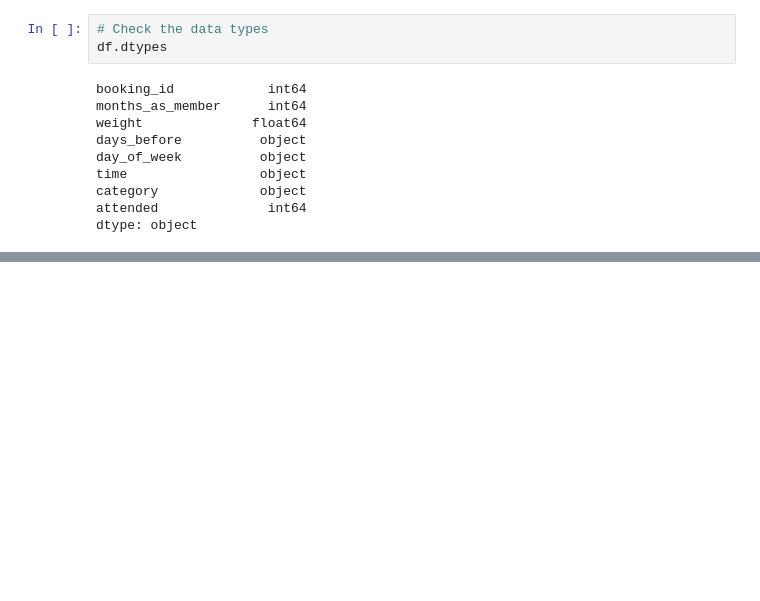
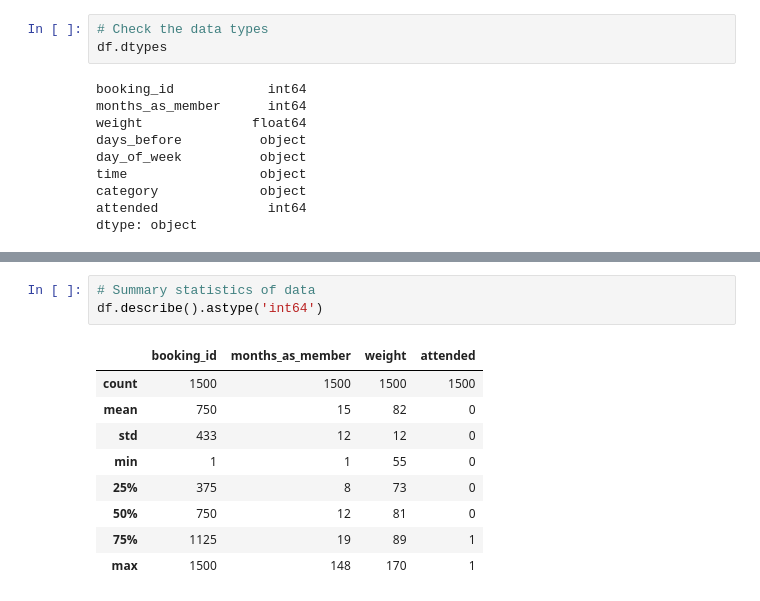
Before and after one commit to LoveRedemption/Fitness-class, a Jupyter notebook: Fitness Class EdA.ipynb, the cells around one changed output, grey strips where cells are left out. Cells and saved outputs as stored; diff of their text form; blank space fills up the shorter version.

```diff
--- a/Fitness Class EdA.ipynb
+++ b/Fitness Class EdA.ipynb
@@ -81,0 +211,13 @@ dtype: object
+# %%
+# Summary statistics of data
+df.describe().astype('int64')
+# %% [output]
+|  | booking_id | months_as_member | weight | attended |
+| count | 1500 | 1500 | 1500 | 1500 |
+| mean | 750 | 15 | 82 | 0 |
+| std | 433 | 12 | 12 | 0 |
+| min | 1 | 1 | 55 | 0 |
+| 25% | 375 | 8 | 73 | 0 |
+| 50% | 750 | 12 | 81 | 0 |
+| 75% | 1125 | 19 | 89 | 1 |
+| max | 1500 | 148 | 170 | 1 |
```
Also changed, not shown: parts of 16 cells of this notebook, 3 other files.
